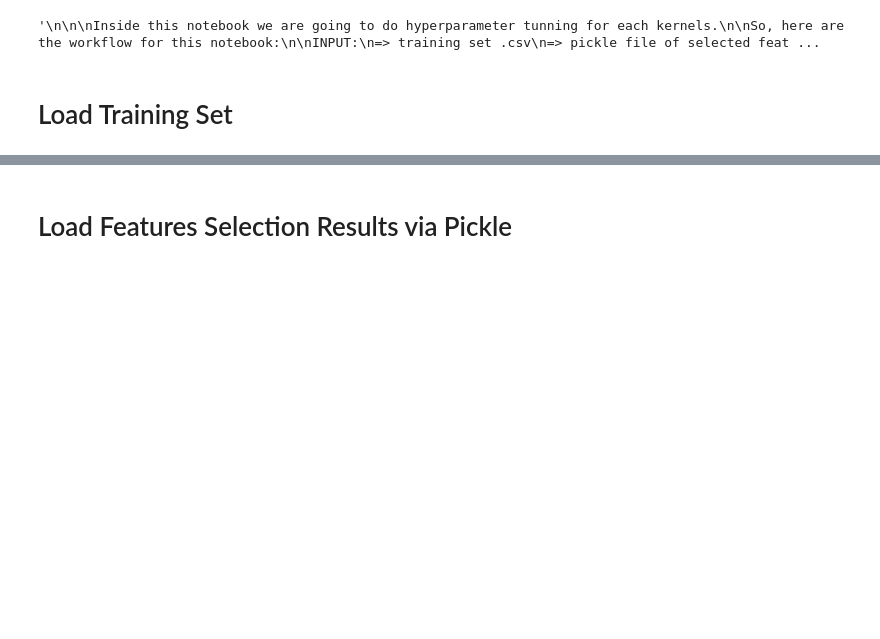
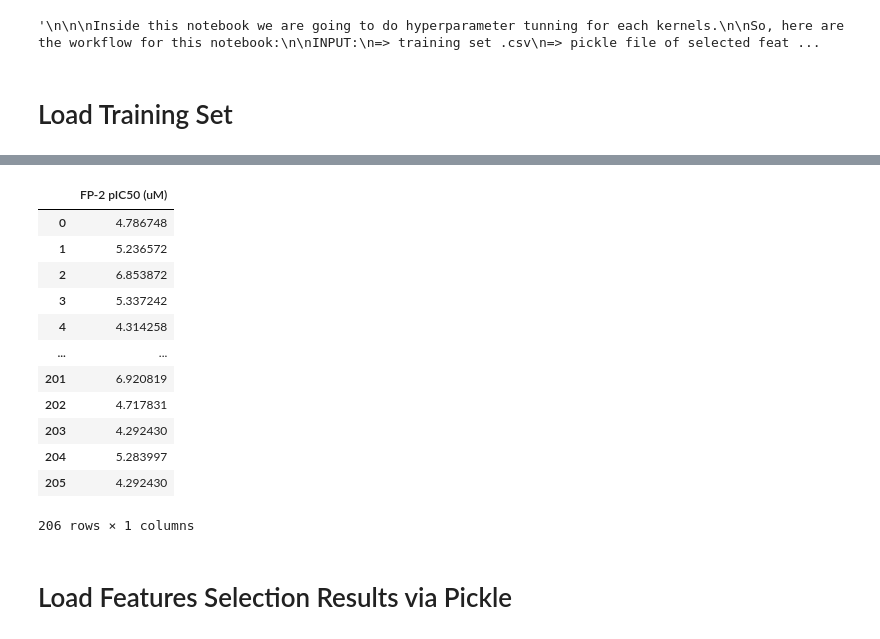
Before and after one commit to alleFarell/QSAR-falcipain-inhibitor, a Jupyter notebook: 4. QSAR_falcipain_GA-SVM_Hyperparameter Tunning.ipynb, the cells around one changed output, grey strips where cells are left out. Saved outputs shown, nothing was run; the diff lists cells and outputs as text; code cells hidden in the pictures; blank space fills up the shorter version.

```diff
--- a/4. QSAR_falcipain_GA-SVM_Hyperparameter Tunning.ipynb
+++ b/4. QSAR_falcipain_GA-SVM_Hyperparameter Tunning.ipynb
@@ -46,6 +52,19 @@ train.head()
 # %%
-X_train = train.iloc[:,:-1]
-y_train = train.iloc[:, [-1]]
+y_train
+# %% [output]
+|  | FP-2 pIC50 (uM) |
+| 0 | 4.786748 |
+| 1 | 5.236572 |
+| 2 | 6.853872 |
+| 3 | 5.337242 |
+| 4 | 4.314258 |
+| ... | ... |
+| 201 | 6.920819 |
+| 202 | 4.717831 |
+| 203 | 4.292430 |
+| 204 | 5.283997 |
+| 205 | 4.292430 |
+206 rows × 1 columns
 # %% [markdown]
 # Load Features Selection Results via Pickle
 # %%
```
Also changed, not shown: parts of 53 cells of this notebook, 26 other files.
